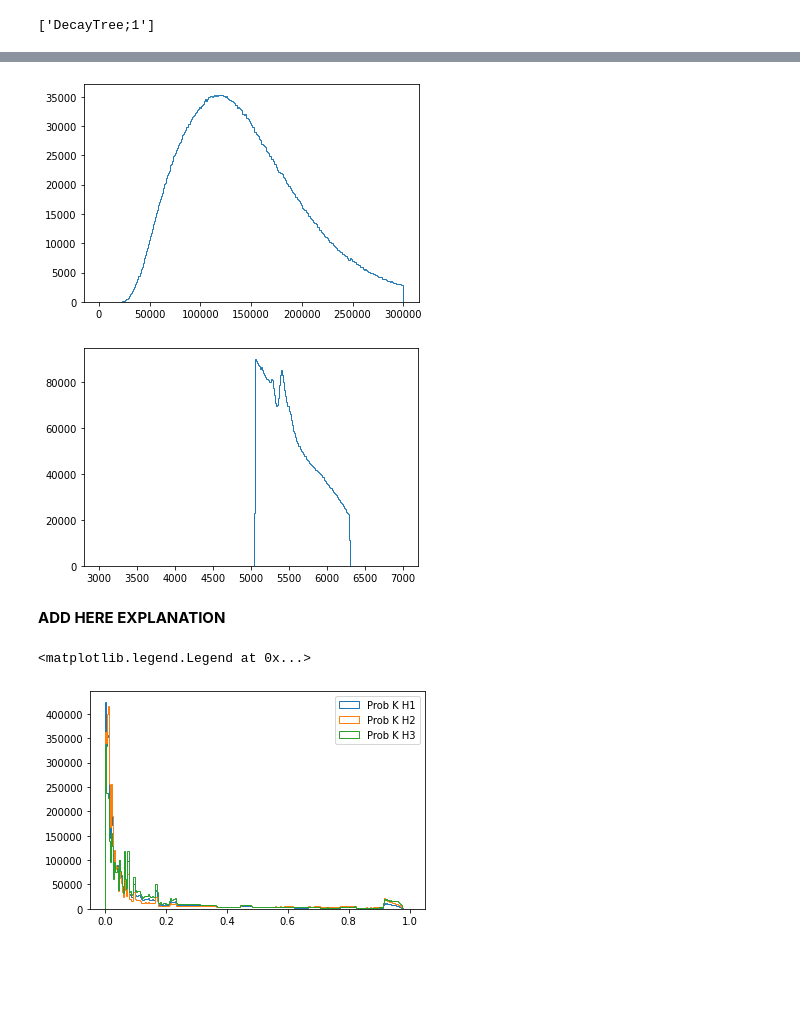
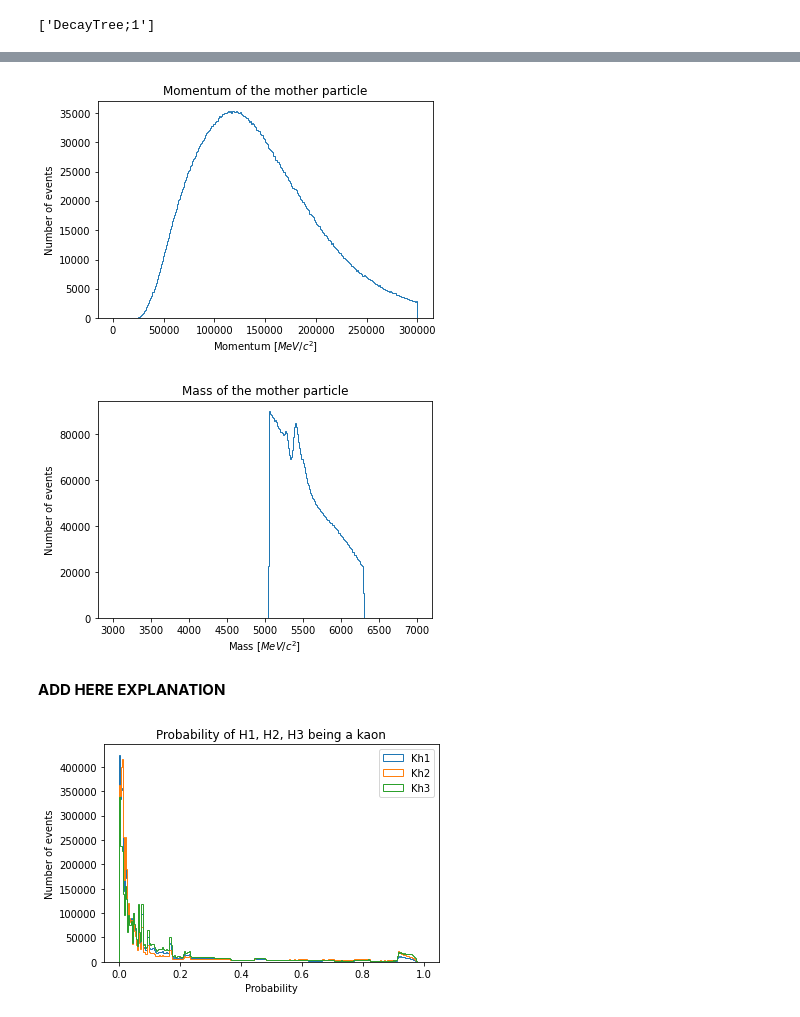
Before and after one commit to tsiligardi/PRA3024-Analysis-of-big-data-in-physics, a Jupyter notebook: LHCb_no_root.ipynb, the cells around one changed output, grey strips where cells are left out. Drawn from its saved outputs; the diff is of its cells as text; code cells hidden in the pictures; blank space fills up the shorter version.

```diff
--- a/LHCb_no_root.ipynb
+++ b/LHCb_no_root.ipynb
@@ -23,22 +23,20 @@ f.keys()
 from numpy import *
 import matplotlib
 import matplotlib.pyplot as plt
-
+tree=f["DecayTree"].arrays(library="np")
 class Daughter:
-  def __init__(self, name):
-    self.PX=f["DecayTree/{}_PX".format(name)].array(library="np")
-    self.PY=f["DecayTree/{}_PY".format(name)].array(library="np")
-    self.PZ=f["DecayTree/{}_PZ".format(name)].array(library="np")
+  def __init__(self, tree, name):
+    self.PX=tree["{}_PX".format(name)]
+    self.PY=tree["{}_PY".format(name)]
+    self.PZ=tree["{}_PZ".format(name)]
     self.PTOT=sqrt(square(self.PX)+square(self.PY)+square(self.PZ))#total momentum of the daughter particle
-    self.ProbK=f["DecayTree/{}_ProbK".format(name)].array(library="np")
-    self.ProbPi=f["DecayTree/{}_ProbPi".format(name)].array(library="np")
+    self.ProbK=tree["{}_ProbK".format(name)]
+    self.ProbPi=tree["{}_ProbPi".format(name)]
 
   def getTotalEnergy(self, mass):
     return  sqrt(square(self.PTOT)+mass**2)#total energy of the particle
 
 #creating the istances for the three daughter particles
-H1=Daughter('H1')
-H2=Daughter('H2')
-H3=Daughter('H3')
-#plotting the hystogram
-plt.hist(H1.PTOT,300,(0,300000),histtype='step'); #the semicolon avoid printing the all array
+H1=Daughter(tree,'H1')
+H2=Daughter(tree,'H2')
+H3=Daughter(tree,'H3')
@@ -47,11 +55,15 @@ plt.hist(H1.PTOT,300,(0,300000),histtype='step'); #the semicolon avoid printing
 # %%
 #Calculating the total momentum of the mother
 mother_ptot=sqrt(square(H1.PX+H2.PX+H3.PX)+square(H1.PY+H2.PY+H3.PY)+square(H1.PZ+H2.PZ+H3.PZ))
 
 
 plt.hist(mother_ptot,300,(0,300000),histtype='step');
+
+plt.title("Momentum of the mother particle");
+plt.xlabel('Momentum [$MeV/c^2$]');
+plt.ylabel('Number of events');
 # %% [output]
-[figure, old version]
+[figure, new version]
 # %%
 #total mass of the mother
 massK=493.677
@@ -59,19 +71,28 @@ mass_mother=sqrt(square(H1.getTotalEnergy(massK)+H2.getTotalEnergy(massK)+H3.get
 
 plt.hist(mass_mother,300,(3000,7000),histtype='step');
 
+plt.title("Mass of the mother particle");
+plt.xlabel('Mass [$MeV/c^2$]');
+plt.ylabel('Number of events');
+
 #Does this match what we would expect from theory?
 # %% [output]
-[figure, old version]
+[figure, new version]
 # %% [markdown]
 **ADD HERE EXPLANATION**
 # %%
 #Make plots of H1/H2/H3 _ProbK on one plot
-plt.hist(H1.ProbK,300,(0,1),histtype='step',label='Prob K H1');
-plt.hist(H2.ProbK,300,(0,1),histtype='step',label='Prob K H2');
-plt.hist(H3.ProbK,300,(0,1),histtype='step',label='Prob K H3');
-plt.legend(loc='upper right')
+
+
+
+plt.hist(H1.ProbK,300,(0,1),histtype='step',label='Kh1');
+plt.hist(H2.ProbK,300,(0,1),histtype='step',label='Kh2');
+plt.hist(H3.ProbK,300,(0,1),histtype='step',label='Kh3');
+plt.title("Probability of H1, H2, H3 being a kaon");
+plt.xlabel('Probability');
+plt.ylabel('Number of events');
+plt.legend(loc='upper right');
 # %% [output]
-<matplotlib.legend.Legend at 0x...>
-[figure, old version]
+[figure, new version]
 # %%
 #Make plots of H1/H2/H3 _ProbPi on one plot
```
Also changed, not shown: parts of 9 cells of this notebook.
